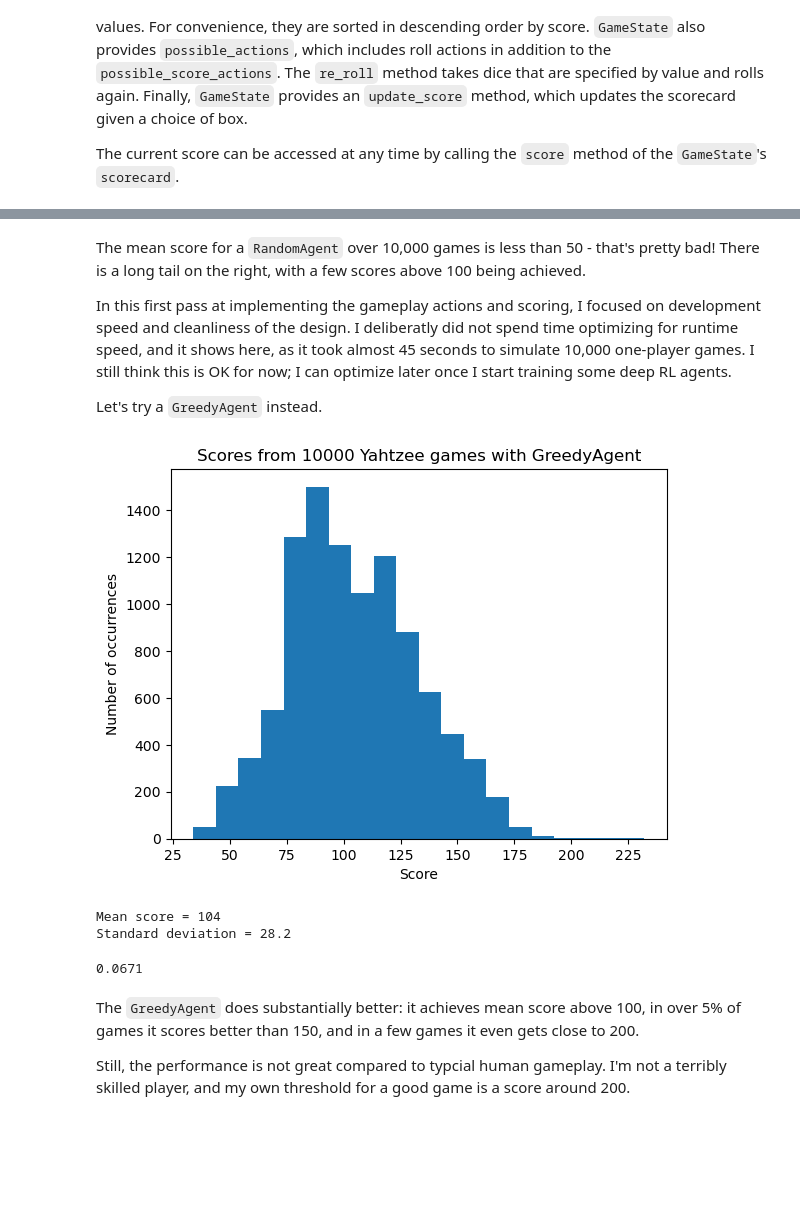
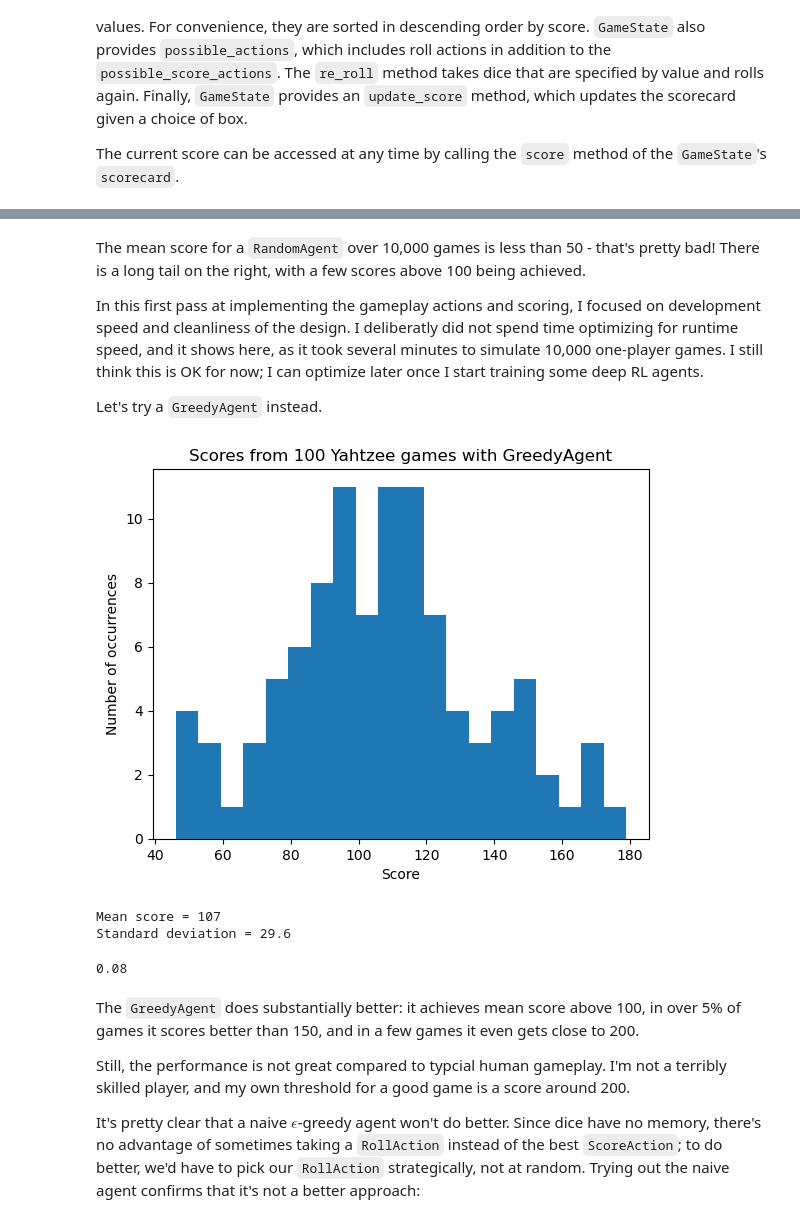
Before and after one commit to tdauer2718/yahtzee, a Jupyter notebook: yahtzee_sandbox.ipynb, the cells around one changed output, grey strips where cells are left out. Drawn from its saved outputs; the diff is of its cells as text; code cells hidden in the pictures; blank space fills up the shorter version.

Commit message:
Refactor for more sensible object dependencies; try EpsilonGreedyAgent

```diff
--- a/yahtzee_sandbox.ipynb
+++ b/yahtzee_sandbox.ipynb
@@ -262,7 +262,7 @@ class GameState:
         this should be implemented in a way that requires less re-computation
         when we call possible_actions()... but for now I'll avoid premature optimization.
         """
-        return [RollAction(*ps) for ps in chain.from_iterable([list(combinations(self.roll_values.values, i)) for i in range(1, 6)])]
+        return [RollAction(*ps) for ps in chain.from_iterable([list(combinations(self.roll_values.values, i)) for i in range(1, 6)])] if self.rolls_completed < 3 else []
 
     @property
     def possible_actions(self) -> List[Union[RollAction, ScoreAction]]:
@@ -270,8 +270,7 @@ class GameState:
         Uses scorecard, roll_values, and rolls_completed to determine the possible actions,
         which can be RollAction or ScoreAction values.
         """
-        roll_actions = self.possible_roll_actions if self.rolls_completed < 3 else []
-        return self.possible_score_actions + roll_actions
+        return self.possible_score_actions + self.possible_roll_actions
 
     def re_roll(self, *dice_values_to_roll: int):
         """
@@ -318,39 +317,41 @@ class GameState:
             raise ValueError("action must be an instance of `ScoreAction` or `RollAction`.")
 # %%
 class Agent(ABC):
-    def __init__(self, narrate: bool = True):
-        self.game_state = GameState(narrate=narrate)
+    def __init__(self, narrate: bool = False):
+        self.narrate = narrate
 
+    def play_single_game(self) -> ScoreCard:
+        game_state = GameState(narrate=self.narrate)
         for _ in range(13):
-            self.game_state.start_turn()
-            while self.game_state.turn_started:
-                action = self.choose_action()
-                self.game_state.take_action(action)
-        if narrate:
+            game_state.start_turn()
+            while game_state.turn_started:
+                action = self.choose_action(game_state)
+                game_state.take_action(action)
+        if self.narrate:
             print("Final scorecard:\n")
-            print(self.game_state.scorecard, end="\n\n")
-            print(f"Final score = {self.game_state.scorecard.score}")
+            print(game_state.scorecard, end="\n\n")
+            print(f"Final score = {game_state.scorecard.score}")
+        return game_state.scorecard
 
     @abstractmethod
-    def choose_action(self) -> Union[RollAction, ScoreAction]:
+    def choose_action(self, game_state: GameState) -> Union[RollAction, ScoreAction]:
         """Use self.game_state to choose a possible action."""
         ...
 
-    @classmethod
-    def play_games(cls, n_games: int, plot_results: bool = True, histogram_bins: int = 20) -> List[int]:
+    def play_games(self, n_games: int, plot_results: bool = True, histogram_bins: int = 20) -> List[int]:
         """
         Plays the specified number of games with the Agent, returning the Agent's final score
         for each game and optionally plotting the results in a histogram.
         """
         agent_scores = []
         for _ in range(n_games):
-            agent = cls(narrate=False)
-            agent_scores.append(agent.game_state.scorecard.score)
+            scorecard = self.play_single_game()
+            agent_scores.append(scorecard.score)
         if plot_results:
             plt.hist(agent_scores, bins=histogram_bins)
             plt.xlabel("Score")
             plt.ylabel("Number of occurrences")
-            plt.title(f"Scores from {n_games} Yahtzee games with {cls.__name__}")
+            plt.title(f"Scores from {n_games} Yahtzee games with {type(self).__name__}")
             plt.show()
             print(f"Mean score = {np.mean(agent_scores):.3g}")
             print(f"Standard deviation = {np.std(agent_scores):.3g}")
@@ -373,6 +374,6 @@ class GreedyAgent(Agent):
     it always selects the action that gives the highest immediate
     reward. That is, on each turn it always picks the highest score after just the first roll.
     """
-    def choose_action(self) -> ScoreAction:
-        return self.game_state.possible_score_actions[0]
+    def choose_action(self, game_state: GameState) -> ScoreAction:
+        return game_state.possible_score_actions[0]
 # %%
@@ -384,20 +385,22 @@ Standard deviation = 17.4
 # %% [markdown]
 The mean score for a `RandomAgent` over 10,000 games is less than 50 - that's pretty bad! There is a long tail on the right, with a few scores above 100 being achieved.
 
-In this first pass at implementing the gameplay actions and scoring, I focused on development speed and cleanliness of the design. I deliberatly did not spend time optimizing for runtime speed, and it shows here, as it took almost 45 seconds to simulate 10,000 one-player games. I still think this is OK for now; I can optimize later once I start training some deep RL agents.
+In this first pass at implementing the gameplay actions and scoring, I focused on development speed and cleanliness of the design. I deliberatly did not spend time optimizing for runtime speed, and it shows here, as it took several minutes to simulate 10,000 one-player games. I still think this is OK for now; I can optimize later once I start training some deep RL agents.
 
 Let's try a `GreedyAgent` instead.
 # %%
-greedy_agent_scores = GreedyAgent.play_games(n_games=10000, histogram_bins=20)
+greedy_agent_scores = GreedyAgent().play_games(n_games=100, histogram_bins=20)
 # %% [output]
-[figure, old version]
+[figure, new version]
-Mean score = 104
-Standard deviation = 28.2
+Mean score = 107
+Standard deviation = 29.6
 # %%
 sum([1 for s in greedy_agent_scores if s > 150]) / len(greedy_agent_scores)
 # %% [output]
-0.0671
+0.08
 # %% [markdown]
 The `GreedyAgent` does substantially better: it achieves mean score above 100, in over 5% of games it scores better than 150, and in a few games it even gets close to 200.
 
 Still, the performance is not great compared to typcial human gameplay. I'm not a terribly skilled player, and my own threshold for a good game is a score around 200.
+
+It's pretty clear that a naive $\epsilon$-greedy agent won't do better. Since dice have no memory, there's no advantage of sometimes taking a `RollAction` instead of the best `ScoreAction`; to do better, we'd have to pick our `RollAction` strategically, not at random. Trying out the naive agent confirms that it's not a better approach:
```
Also changed, not shown: parts of 4 cells of this notebook.
